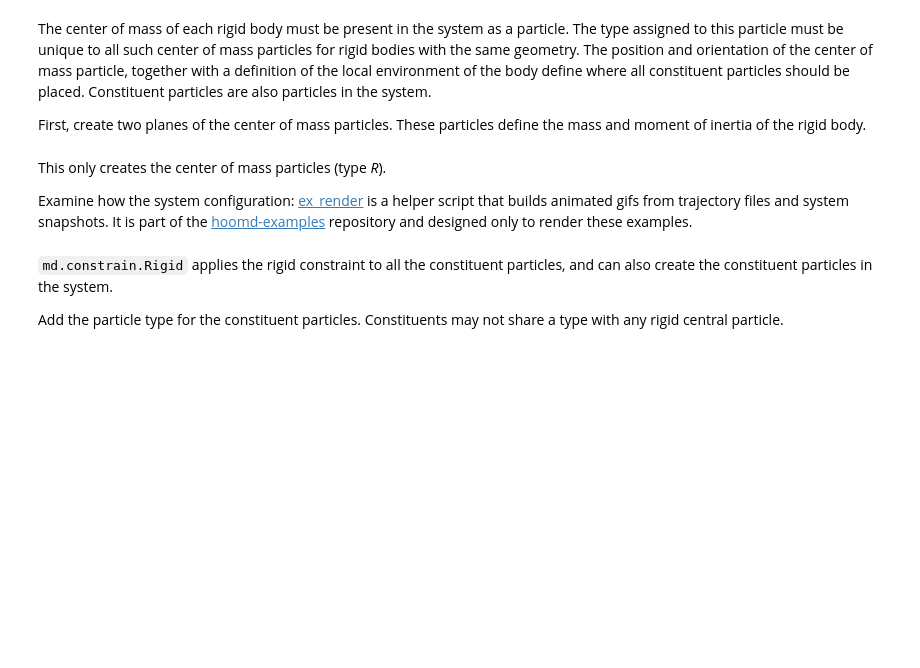
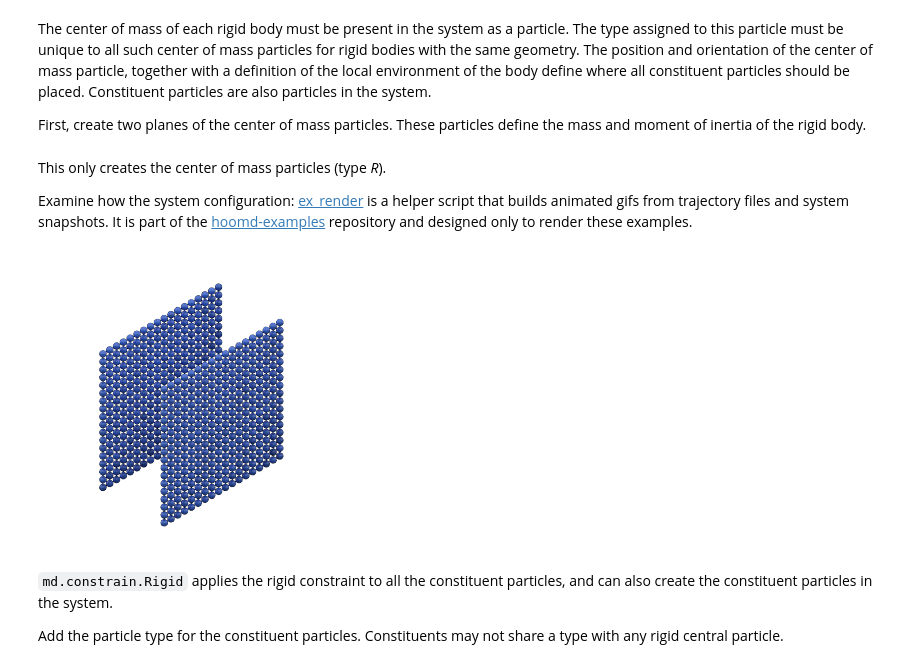
Before and after one commit to jennyfothergill/hoomd-examples, a Jupyter notebook: Tutorial - MD - Rigid rods.ipynb, the cells around one changed output. Cells and saved outputs as stored; diff of their text form; code cells hidden in the pictures; blank space fills up the shorter version.

```diff
--- a/Tutorial - MD - Rigid rods.ipynb
+++ b/Tutorial - MD - Rigid rods.ipynb
@@ -36,8 +36,10 @@ This only creates the center of mass particles (type *R*).
 
 Examine how the system configuration: [ex_render](ex_render.py) is a helper script that builds animated gifs from trajectory files and system snapshots. It is part of the [hoomd-examples](https://github.com/glotzerlab/hoomd-examples) repository and designed only to render these examples.
 # %%
-#import ex_render
-#ex_render.render_sphere_frame(snapshot)
+import ex_render
+ex_render.render_sphere_frame(snapshot)
+# %% [output]
+[figure, added]
 # %% [markdown]
 ``md.constrain.Rigid`` applies the rigid constraint to all the constituent particles, and can also create the constituent particles in the system.
 
```
Also changed, not shown: parts of 41 cells of this notebook.
